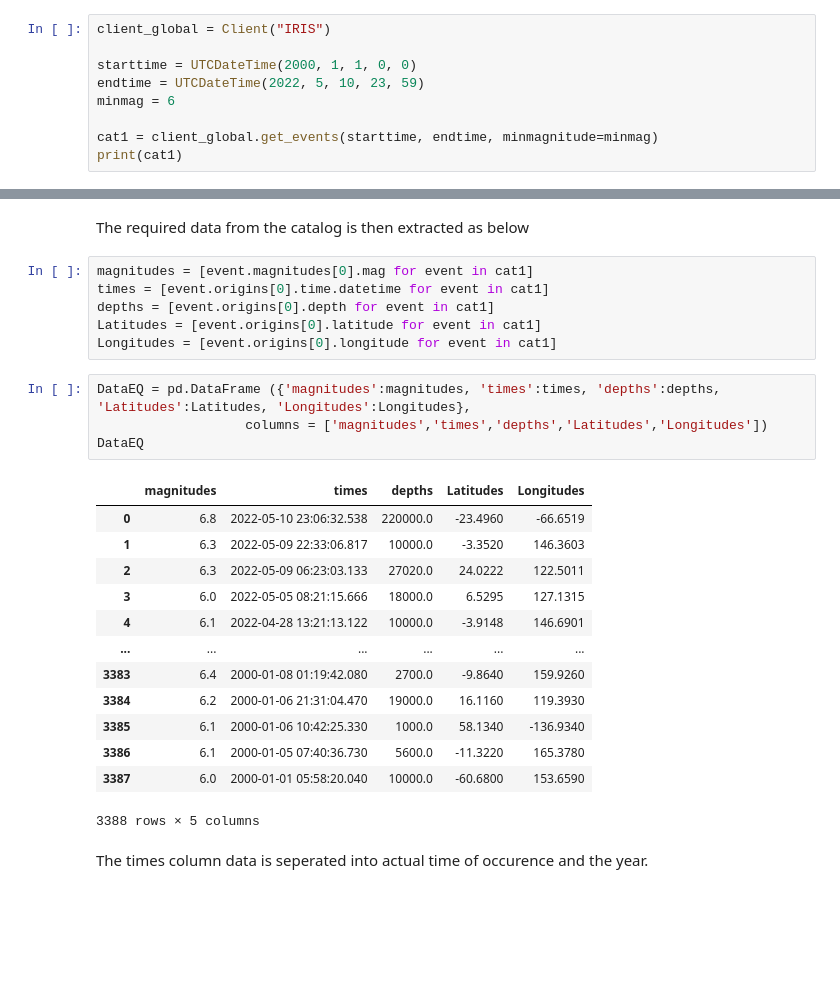
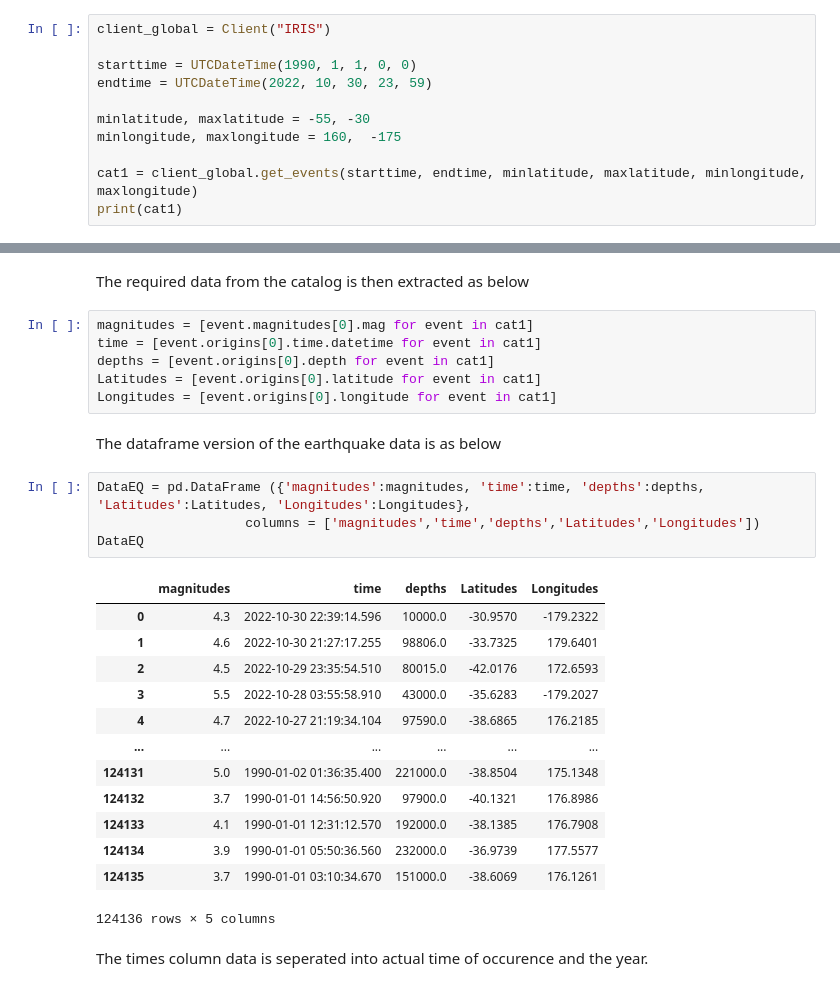
Before and after one commit to kalucira/cirus, a Jupyter notebook: Project_Cirus.ipynb, the cells around one changed output, grey strips where cells are left out. Cells and saved outputs as stored; diff of their text form; blank space fills up the shorter version.

```diff
--- a/Project_Cirus.ipynb
+++ b/Project_Cirus.ipynb
@@ -94,10 +107,12 @@ The data is downloaded using the codes below using the Client with the server as
 # %%
 client_global = Client("IRIS")
 
-starttime = UTCDateTime(2000, 1, 1, 0, 0)
-endtime = UTCDateTime(2022, 5, 10, 23, 59)
-minmag = 6
+starttime = UTCDateTime(1990, 1, 1, 0, 0)
+endtime = UTCDateTime(2022, 10, 30, 23, 59)
 
-cat1 = client_global.get_events(starttime, endtime, minmagnitude=minmag)
+minlatitude, maxlatitude = -55, -30
+minlongitude, maxlongitude = 160,  -175
+
+cat1 = client_global.get_events(starttime, endtime, minlatitude, maxlatitude, minlongitude, maxlongitude)
 print(cat1)
 # %% [output]
@@ -118,28 +133,30 @@ cat_plot = cat1.plot(method='cartopy')
 The required data from the catalog is then extracted as below
 # %%
 magnitudes = [event.magnitudes[0].mag for event in cat1]
-times = [event.origins[0].time.datetime for event in cat1]
+time = [event.origins[0].time.datetime for event in cat1]
 depths = [event.origins[0].depth for event in cat1]
 Latitudes = [event.origins[0].latitude for event in cat1]
 Longitudes = [event.origins[0].longitude for event in cat1]
+# %% [markdown]
+The dataframe version of the earthquake data is as below
 # %%
-DataEQ = pd.DataFrame ({'magnitudes':magnitudes, 'times':times, 'depths':depths, 'Latitudes':Latitudes, 'Longitudes':Longitudes},
-                   columns = ['magnitudes','times','depths','Latitudes','Longitudes'])
+DataEQ = pd.DataFrame ({'magnitudes':magnitudes, 'time':time, 'depths':depths, 'Latitudes':Latitudes, 'Longitudes':Longitudes},
+                   columns = ['magnitudes','time','depths','Latitudes','Longitudes'])
 DataEQ
 # %% [output]
-|  | magnitudes | times | depths | Latitudes | Longitudes |
-| 0 | 6.8 | 2022-05-10 23:06:32.538 | 220000.0 | -23.4960 | -66.6519 |
-| 1 | 6.3 | 2022-05-09 22:33:06.817 | 10000.0 | -3.3520 | 146.3603 |
-| 2 | 6.3 | 2022-05-09 06:23:03.133 | 27020.0 | 24.0222 | 122.5011 |
-| 3 | 6.0 | 2022-05-05 08:21:15.666 | 18000.0 | 6.5295 | 127.1315 |
-| 4 | 6.1 | 2022-04-28 13:21:13.122 | 10000.0 | -3.9148 | 146.6901 |
+|  | magnitudes | time | depths | Latitudes | Longitudes |
+| 0 | 4.3 | 2022-10-30 22:39:14.596 | 10000.0 | -30.9570 | -179.2322 |
+| 1 | 4.6 | 2022-10-30 21:27:17.255 | 98806.0 | -33.7325 | 179.6401 |
+| 2 | 4.5 | 2022-10-29 23:35:54.510 | 80015.0 | -42.0176 | 172.6593 |
+| 3 | 5.5 | 2022-10-28 03:55:58.910 | 43000.0 | -35.6283 | -179.2027 |
+| 4 | 4.7 | 2022-10-27 21:19:34.104 | 97590.0 | -38.6865 | 176.2185 |
 | ... | ... | ... | ... | ... | ... |
-| 3383 | 6.4 | 2000-01-08 01:19:42.080 | 2700.0 | -9.8640 | 159.9260 |
-| 3384 | 6.2 | 2000-01-06 21:31:04.470 | 19000.0 | 16.1160 | 119.3930 |
-| 3385 | 6.1 | 2000-01-06 10:42:25.330 | 1000.0 | 58.1340 | -136.9340 |
-| 3386 | 6.1 | 2000-01-05 07:40:36.730 | 5600.0 | -11.3220 | 165.3780 |
-| 3387 | 6.0 | 2000-01-01 05:58:20.040 | 10000.0 | -60.6800 | 153.6590 |
+| 124131 | 5.0 | 1990-01-02 01:36:35.400 | 221000.0 | -38.8504 | 175.1348 |
+| 124132 | 3.7 | 1990-01-01 14:56:50.920 | 97900.0 | -40.1321 | 176.8986 |
+| 124133 | 4.1 | 1990-01-01 12:31:12.570 | 192000.0 | -38.1385 | 176.7908 |
+| 124134 | 3.9 | 1990-01-01 05:50:36.560 | 232000.0 | -36.9739 | 177.5577 |
+| 124135 | 3.7 | 1990-01-01 03:10:34.670 | 151000.0 | -38.6069 | 176.1261 |
-3388 rows × 5 columns
+124136 rows × 5 columns
 # %% [markdown]
 The times column data is seperated into actual time of occurence and the year.
 # %%
```
Also changed, not shown: parts of 45 cells of this notebook.
